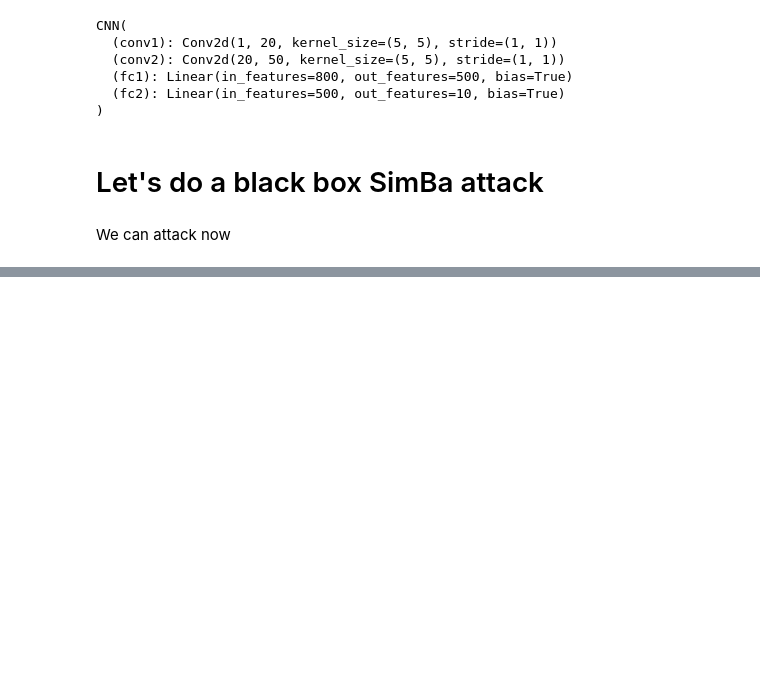
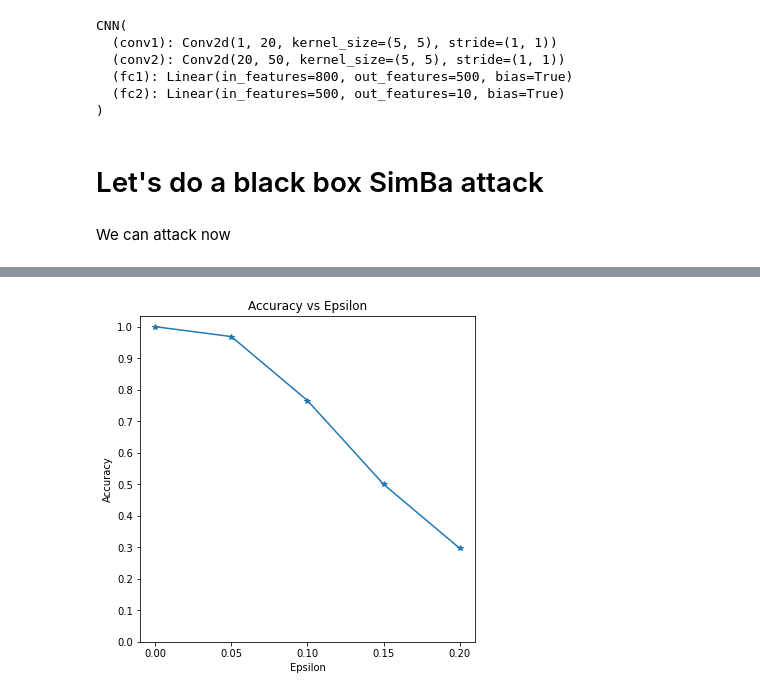
Before and after one commit to xTavi/BlackBoxAttack, a Jupyter notebook: BlackBoxAttack.ipynb, the cells around one changed output, grey strips where cells are left out. Cells and saved outputs as stored; diff of their text form; code cells hidden in the pictures; blank space fills up the shorter version.

Commit message:
Finished SimBA Attack

```diff
--- a/BlackBoxAttack.ipynb
+++ b/BlackBoxAttack.ipynb
@@ -210,7 +210,7 @@ number_of_correct = 0
 # %%
 def get_probs(model, x, y):
     output = model(x)
-    probs = torch.nn.Softmax()(output)[:, y]
+    probs = torch.nn.Softmax(dim=1)(output)[:, y]
     return torch.diag(probs.data)
 
 # 20-line implementation of (untargeted) SimBA for single image input
@@ -232,23 +232,11 @@ def simba_single(model, x, y, num_iters=10000, epsilon=0.2):
                 last_prob = right_prob
         # Here I want that if the model missclasify it to stop the procedure
         prediction = model(x).argmax()
+        # We save the adversarial examples as a touple formed by initial label, predicted label, adversarial_image and epsioln
         if prediction != y:
-          adv.append((y.item(), prediction.item(), x))
+          adv.append((y.item(), prediction.item(), x, epsilon))
           break
 
     return x
 # %% [markdown]
 We can attack now
-# %%
-# This is not good
-
-for batch_idx, (data, target) in enumerate(test_loader):
-        data, target = data.to(device), target.to(device)
-        output = model(data)
-        plt.imshow(data[0][0])
-        print(data.size(), target.size())
-        print(torch.nn.Softmax()(output[0]).argmax())
-        x = data[0]
-        y = target[0]
-        print(x.size(), y.size())
-        break
@@ -331,2 +271,6 @@ tensor(9)
 # %%
-epsilons = [0, .05, .1, .15, .2, .25, .3]
+epsilons = [0, .05, .1, .15, .2]
+
+for eps in epsilons:
+    acc = adversarial_attack(eps)
+    accuracies.append(acc)
@@ -382,0 +288,14 @@ def test( model, device, test_loader, epsilon ):
+# %%
+tensor_accuracies = torch.tensor(accuracies)/100
+# %%
+plt.figure(figsize=(6,6))
+# print(accuracies)
+plt.plot(epsilons, tensor_accuracies, "*-")
+plt.yticks(np.arange(0, 1.1, step=0.1))
+plt.xticks(np.arange(0, .25, step=0.05))
+plt.title("Accuracy vs Epsilon")
+plt.xlabel("Epsilon")
+plt.ylabel("Accuracy")
+plt.show()
+# %% [output]
+[figure, added]
```
Also changed, not shown: parts of 20 cells of this notebook.
